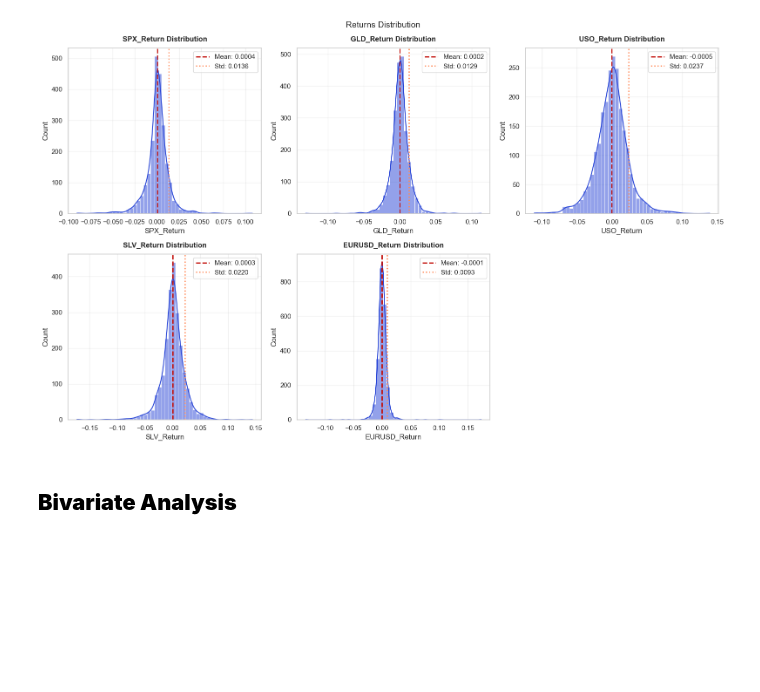
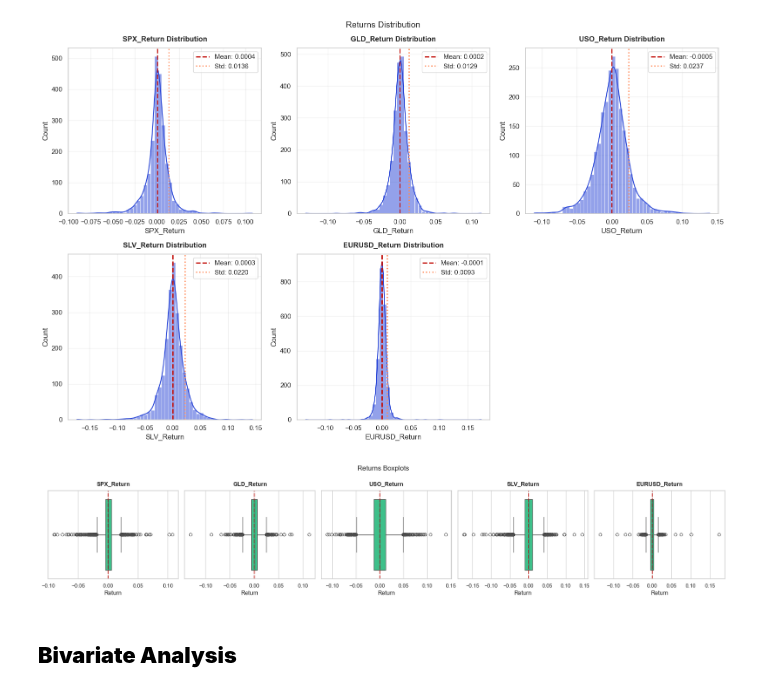
Before and after one commit to tshihab07/gold-price-forecasting, a Jupyter notebook: notebookes/dataPreprocessing.ipynb, the cells around one changed output. Drawn from its saved outputs; the diff is of its cells as text; code cells hidden in the pictures; blank space fills up the shorter version.

Commit message:
chore(transformation): validate percentage return transformation with boxplot analysis

```diff
--- a/notebookes/dataPreprocessing.ipynb
+++ b/notebookes/dataPreprocessing.ipynb
@@ -594,6 +594,24 @@ plt.tight_layout()
 plt.show()
 # %% [output]
 [figure]
+# %%
+# 2. Check boxplots
+fig, axes = plt.subplots(1, 5, figsize=(20, 4))
+for i, col in enumerate(df_returns.columns):
+    sns.boxplot(x=df_returns[col], ax=axes[i], color='#28D68D')
+    axes[i].axvline(0, color='#C3110C', linestyle='--', linewidth=2, alpha=0.7)
+    axes[i].set_title(f'{col}', fontsize=12, fontweight='bold', y=1.02)
+    axes[i].set_xlabel('Return')
+
+# remove empty subplots from the grid
+for j in range(len(df_returns.columns), len(axes)):
+    fig.delaxes(axes[j])
+
+plt.suptitle('Returns Boxplots', fontsize=14)
+plt.tight_layout()
+plt.show()
+# %% [output]
+[figure, added]
 # %% [markdown]
 ## **Bivariate Analysis**
 # %% [markdown]
```
